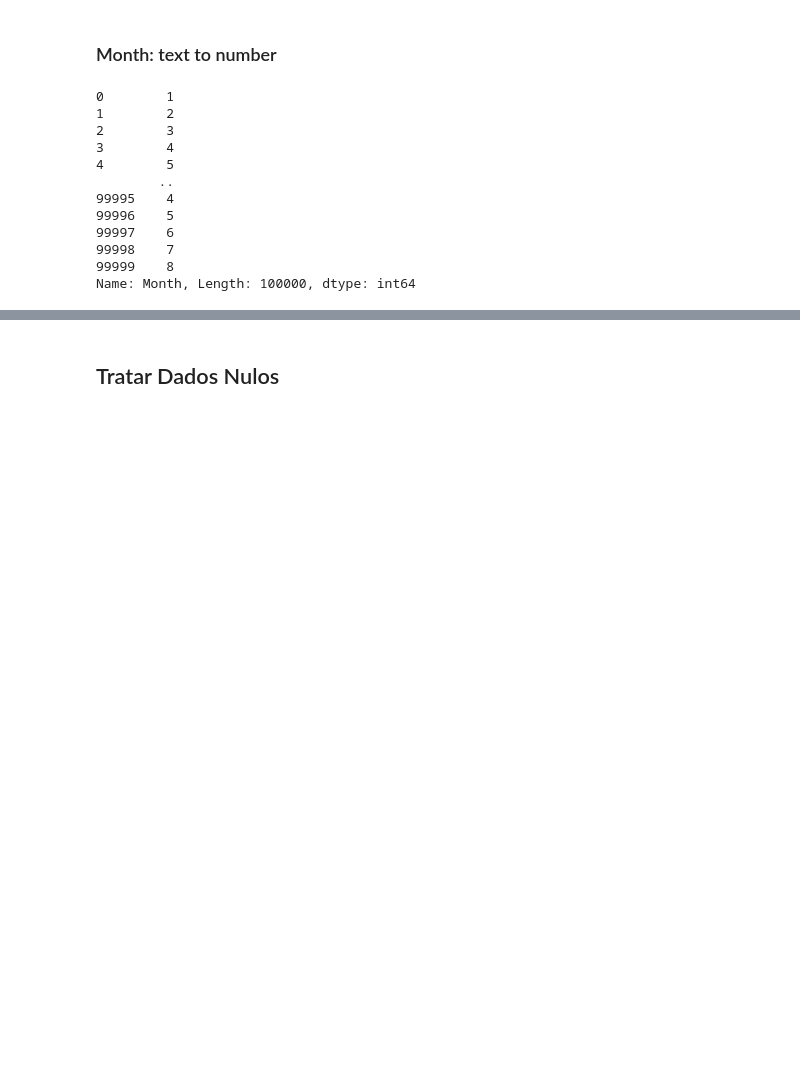
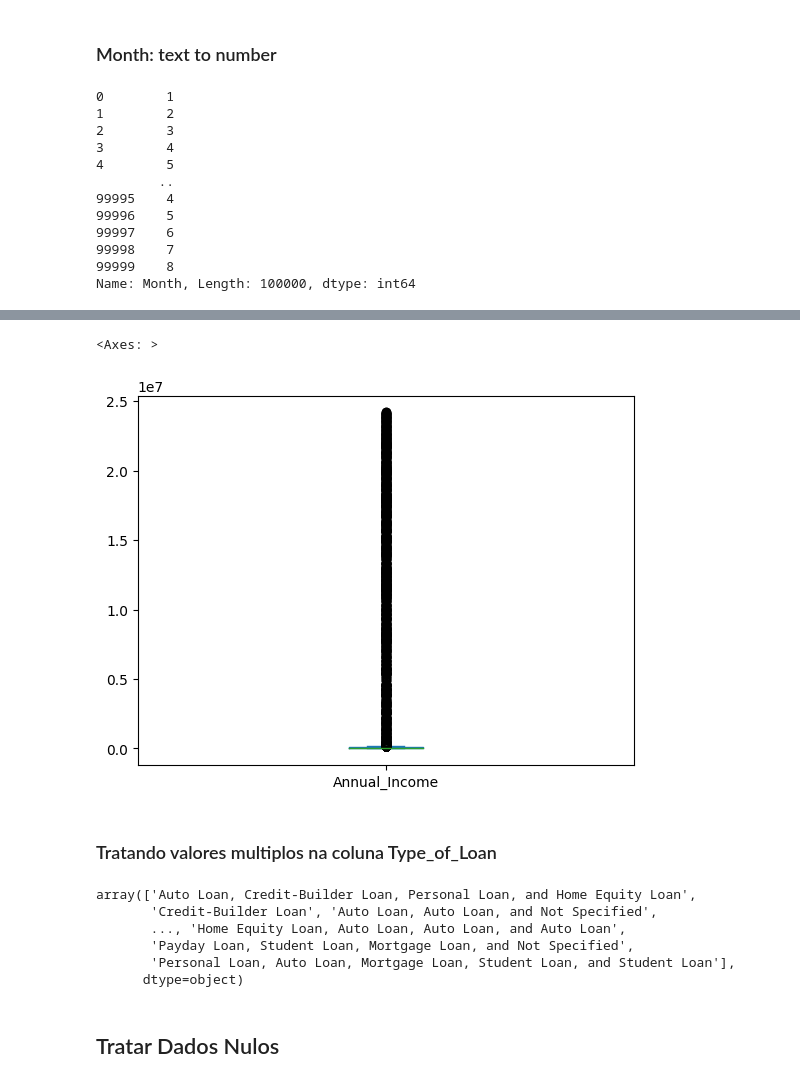
Before and after one commit to SLMath/Credit_Score-Analysis, a Jupyter notebook: credit_score.ipynb, the cells around one changed output, grey strips where cells are left out. Cells and saved outputs as stored; diff of their text form; code cells hidden in the pictures; blank space fills up the shorter version.

```diff
--- a/credit_score.ipynb
+++ b/credit_score.ipynb
@@ -322,3 +740,20 @@ Name: Month, Length: 100000, dtype: int64
+# %%
+# Apararentemente há uma grande quantidade de valores muito elevados
+data_df['Annual_Income'].plot.box()
+# %% [output]
+<Axes: >
+[figure, added]
+# %% [markdown]
+### Tratando valores multiplos na coluna Type_of_Loan
+# %%
+data_df['Type_of_Loan'].unique()
+# %% [output]
+array(['Auto Loan, Credit-Builder Loan, Personal Loan, and Home Equity Loan',
+       'Credit-Builder Loan', 'Auto Loan, Auto Loan, and Not Specified',
+       ..., 'Home Equity Loan, Auto Loan, Auto Loan, and Auto Loan',
+       'Payday Loan, Student Loan, Mortgage Loan, and Not Specified',
+       'Personal Loan, Auto Loan, Mortgage Loan, Student Loan, and Student Loan'],
+      dtype=object)
 # %% [markdown]
 ## Tratar Dados Nulos
 # %% [markdown]
```
Also changed, not shown: parts of 84 cells of this notebook.
